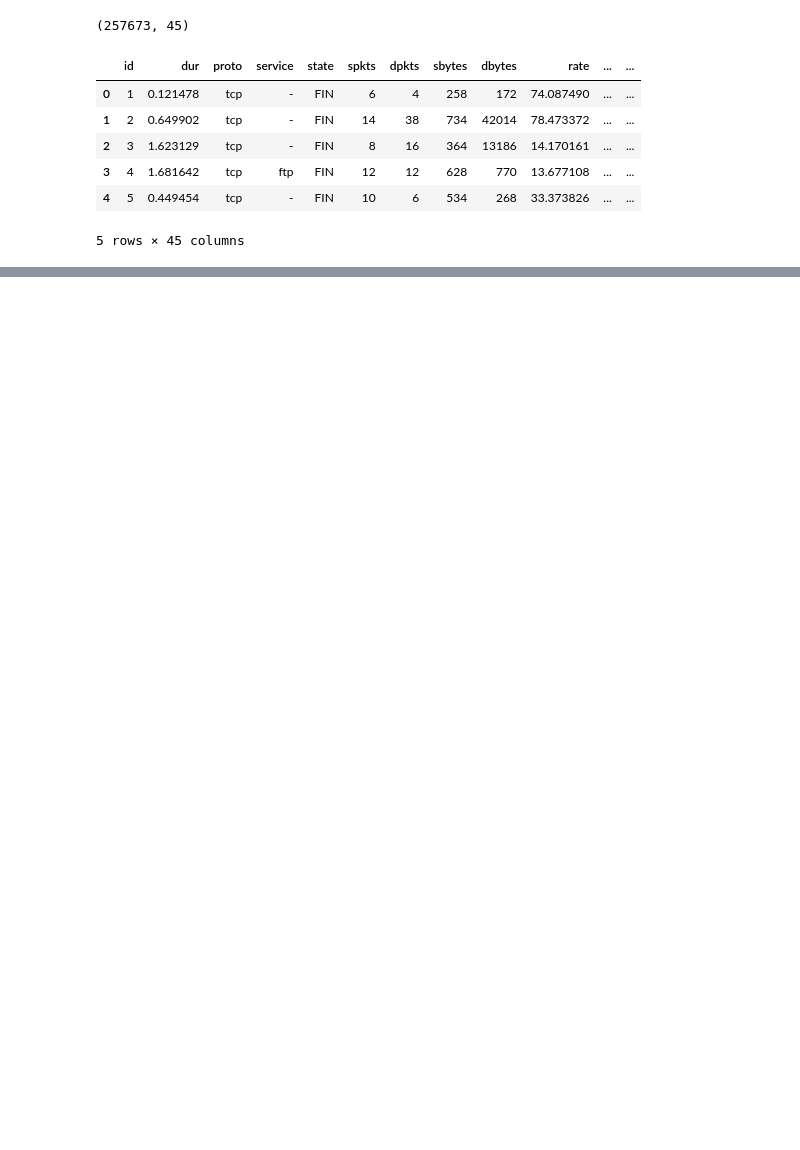
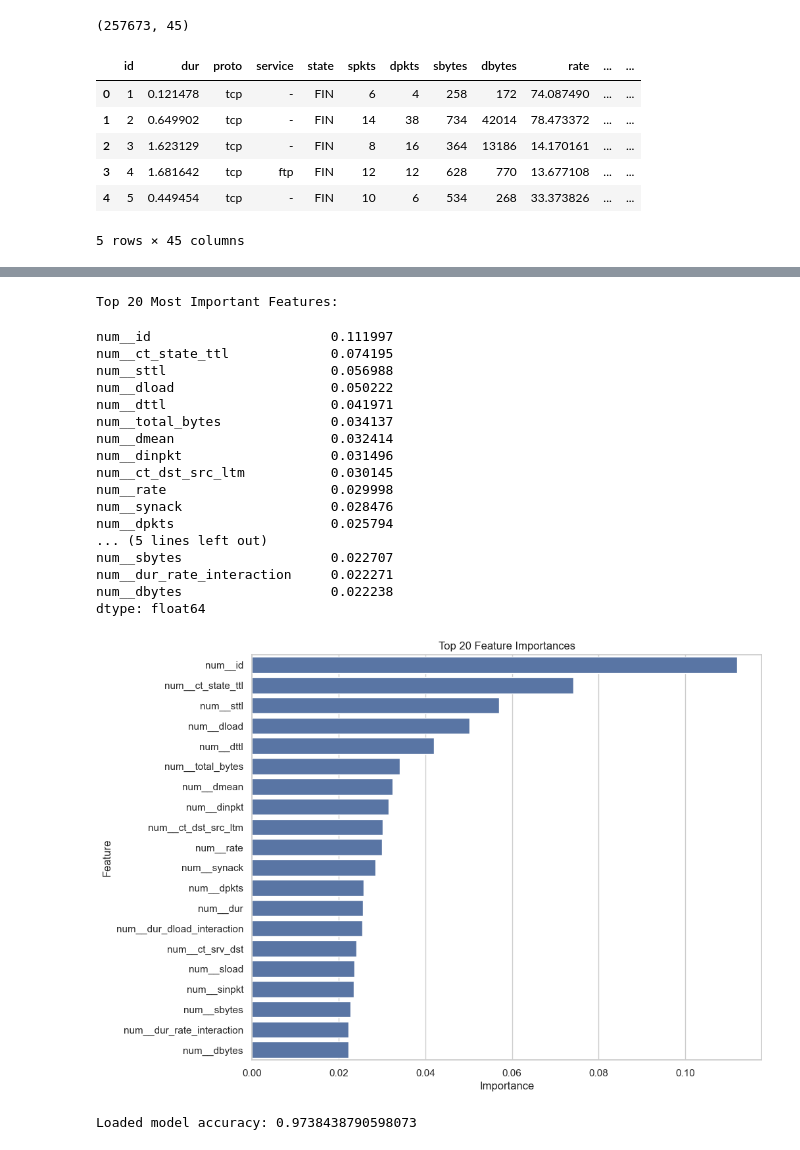
Before and after one commit to Ahsan3172/Zero-day-attack-, a Jupyter notebook: backend/zda.ipynb, the cells around one changed output, grey strips where cells are left out. Drawn from its saved outputs; the diff is of its cells as text; code cells hidden in the pictures; blank space fills up the shorter version.

```diff
--- a/backend/zda.ipynb
+++ b/backend/zda.ipynb
@@ -1035,0 +338,64 @@ This framework provides a structured approach to comparing anomaly detection mod
+# %%
+# Access the trained Random Forest classifier
+classifier = pipeline.named_steps['classifier']
+
+# Get feature importances
+feature_importances = classifier.feature_importances_
+
+# Get feature names after preprocessing
+preprocessor = pipeline.named_steps['preprocessor']
+feature_names = preprocessor.get_feature_names_out()
+
+# Create a Series for feature importance
+feature_importance_series = pd.Series(feature_importances, index=feature_names)
+
+# Sort feature importance in descending order
+sorted_feature_importance = feature_importance_series.sort_values(ascending=False)
+
+# Display top N features
+top_n = 20
+print(f"Top {top_n} Most Important Features:")
+display(sorted_feature_importance.head(top_n))
+
+# Visualize top N feature importances
+plt.figure(figsize=(10, 8))
+sns.barplot(x=sorted_feature_importance.head(top_n).values, y=sorted_feature_importance.head(top_n).index)
+plt.title("Top 20 Feature Importances")
+plt.xlabel("Importance")
+plt.ylabel("Feature")
+plt.show()
+# %% [output]
+Top 20 Most Important Features:
+num__id                       0.111997
+num__ct_state_ttl             0.074195
+num__sttl                     0.056988
+num__dload                    0.050222
+num__dttl                     0.041971
+num__total_bytes              0.034137
+num__dmean                    0.032414
+num__dinpkt                   0.031496
+num__ct_dst_src_ltm           0.030145
+num__rate                     0.029998
+num__synack                   0.028476
+num__dpkts                    0.025794
+... (5 lines left out)
+num__sbytes                   0.022707
+num__dur_rate_interaction     0.022271
+num__dbytes                   0.022238
+dtype: float64
+[figure, added]
+# %%
+import joblib
+
+# ✅ Save pipeline
+joblib.dump(pipeline, "network_intrusion_pipeline.pkl")
+
+# ✅ Load pipeline
+loaded_pipeline = joblib.load("network_intrusion_pipeline.pkl")
+
+# Use it directly for predictions
+y_pred = loaded_pipeline.predict(X_test)
+
+print("Loaded model accuracy:", loaded_pipeline.score(X_test, y_test))
+# %% [output]
+Loaded model accuracy: 0.9738438790598073
```
Also changed, not shown: parts of 46 cells of this notebook, 22 other files.
